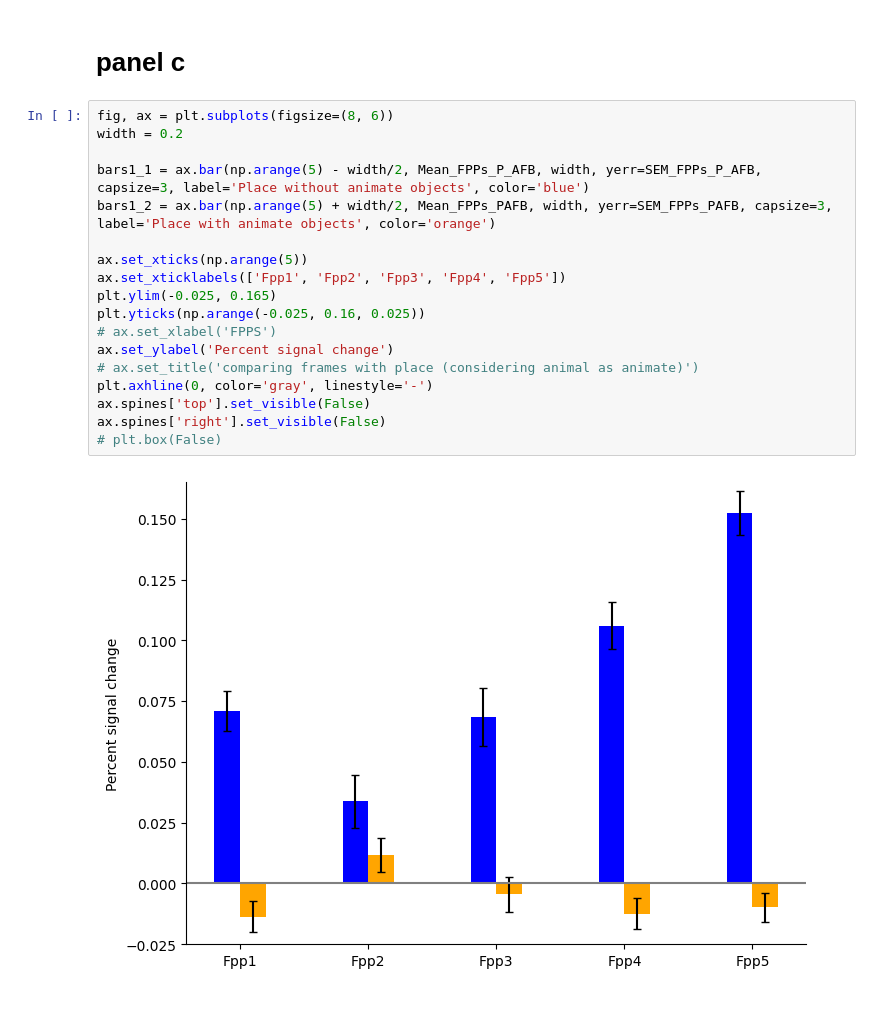
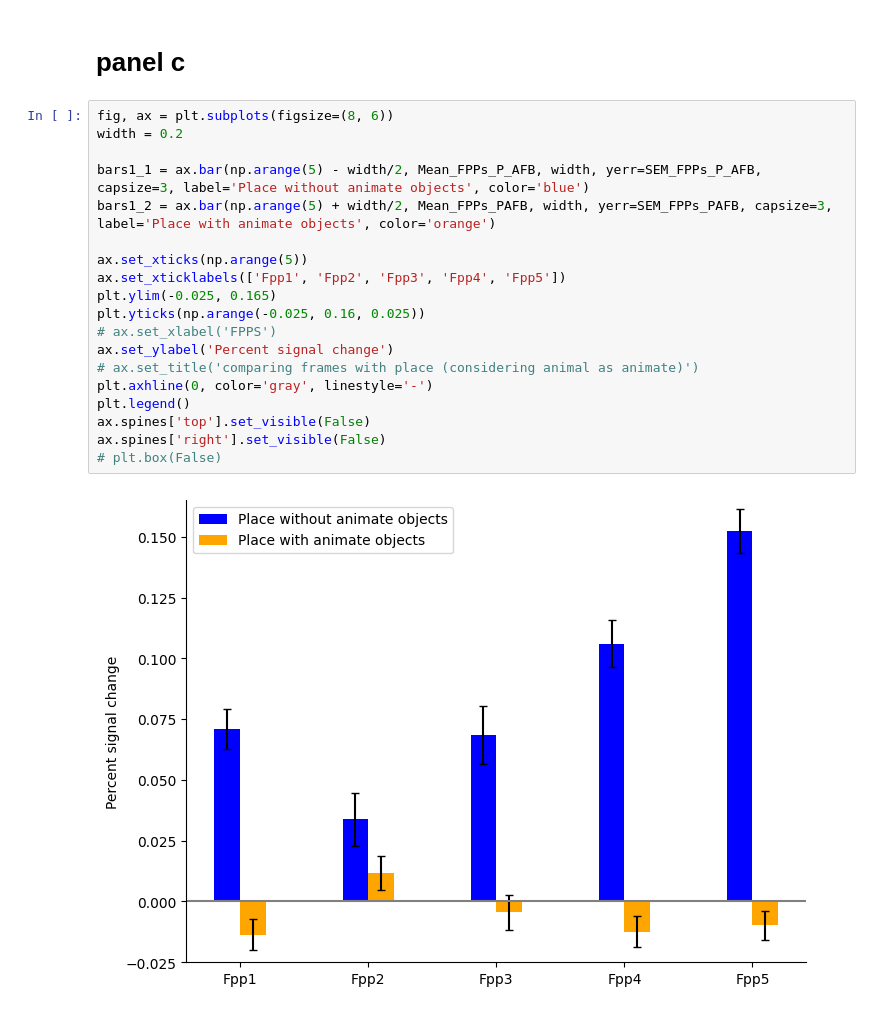
Before and after one commit to RozaHamidi/FPP_Detection_CorticalCartographyLabAnalysis, a Jupyter notebook: Figure4_analysis/Frames_barplot.ipynb, the cells around one changed output. Drawn from its saved outputs; the diff is of its cells as text.

Commit message:
plot updated

```diff
--- a/Figure4_analysis/Frames_barplot.ipynb
+++ b/Figure4_analysis/Frames_barplot.ipynb
@@ -193,20 +193,21 @@ plt.show()
 # %%
 fig, ax = plt.subplots(figsize=(8, 6))
 width = 0.2
 
 bars1_1 = ax.bar(np.arange(5) - width/2, Mean_FPPs_P_AFB, width, yerr=SEM_FPPs_P_AFB, capsize=3, label='Place without animate objects', color='blue')
 bars1_2 = ax.bar(np.arange(5) + width/2, Mean_FPPs_PAFB, width, yerr=SEM_FPPs_PAFB, capsize=3, label='Place with animate objects', color='orange')
 
 ax.set_xticks(np.arange(5))
 ax.set_xticklabels(['Fpp1', 'Fpp2', 'Fpp3', 'Fpp4', 'Fpp5'])
 plt.ylim(-0.025, 0.165)
 plt.yticks(np.arange(-0.025, 0.16, 0.025))
 # ax.set_xlabel('FPPS')
 ax.set_ylabel('Percent signal change')
 # ax.set_title('comparing frames with place (considering animal as animate)')
 plt.axhline(0, color='gray', linestyle='-')
+plt.legend()
 ax.spines['top'].set_visible(False)
 ax.spines['right'].set_visible(False)
 # plt.box(False)
 # %% [output]
-[figure, old version]
+[figure, new version]
```
